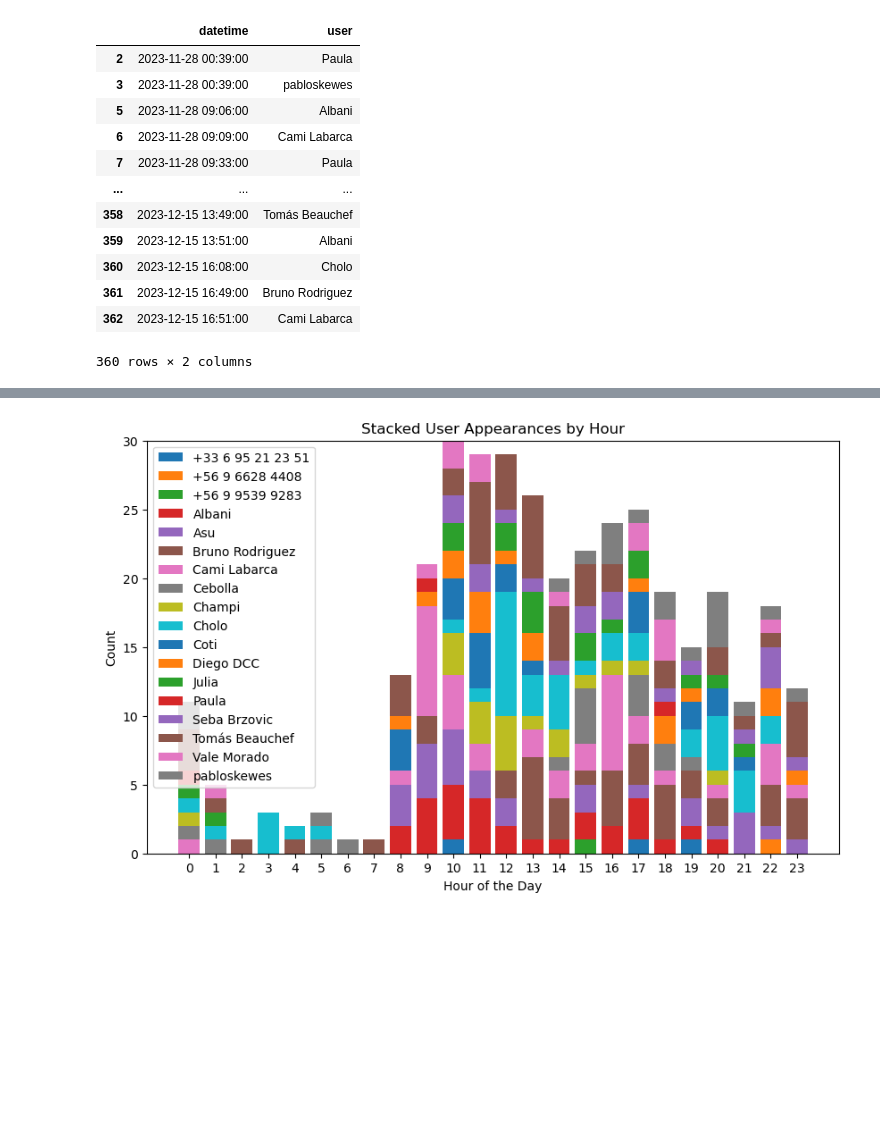
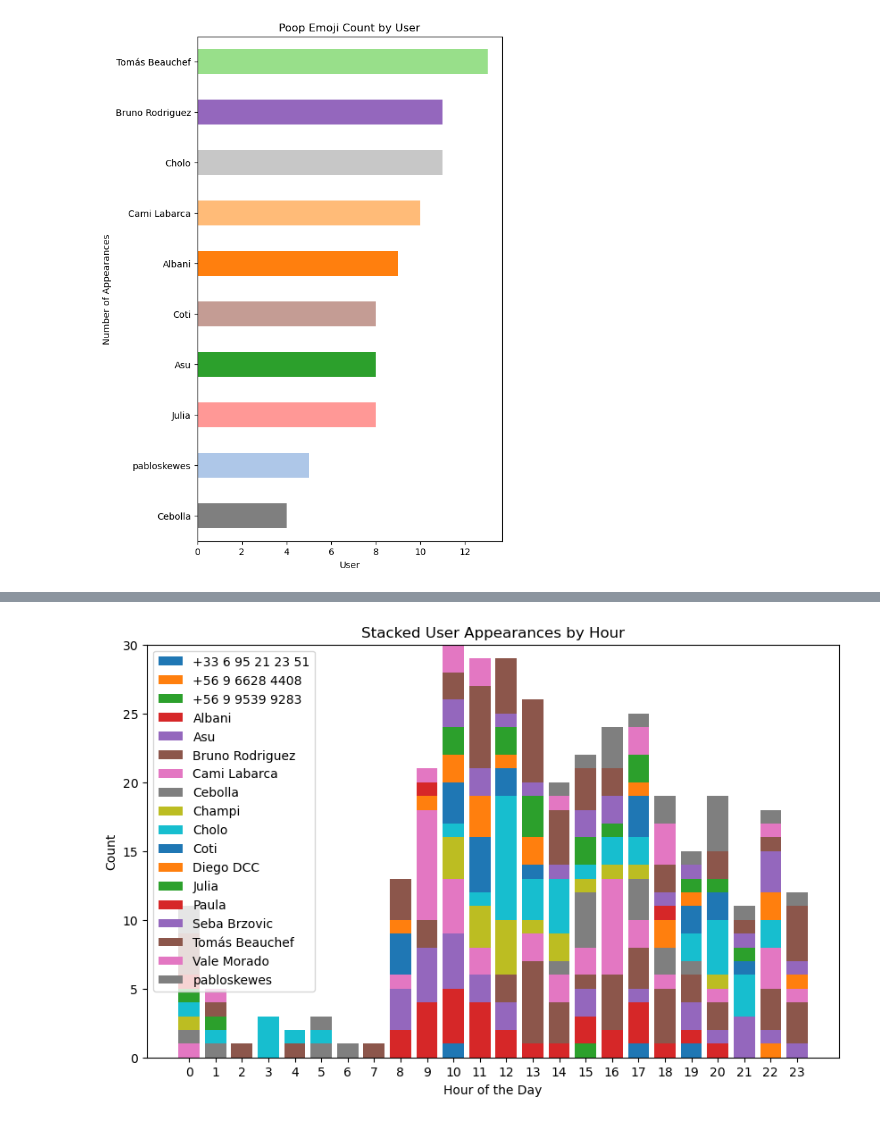
Before and after one commit to pabloskewes/poopanalytics, a Jupyter notebook: notebooks/caca.ipynb, the cells around one changed output, grey strips where cells are left out. Cells and saved outputs as stored; diff of their text form; code cells hidden in the pictures; blank space fills up the shorter version.

```diff
--- a/notebooks/caca.ipynb
+++ b/notebooks/caca.ipynb
@@ -29,16 +29,43 @@ Text(0.5, 1.0, 'Poop Emoji Count by User')
-# %%
-data
-# %% [output]
-|  | datetime | user |
-| 2 | 2023-11-28 00:39:00 | Paula |
-| 3 | 2023-11-28 00:39:00 | pabloskewes |
-| 5 | 2023-11-28 09:06:00 | Albani |
-| 6 | 2023-11-28 09:09:00 | Cami Labarca |
-| 7 | 2023-11-28 09:33:00 | Paula |
-| ... | ... | ... |
-| 358 | 2023-12-15 13:49:00 | Tomás Beauchef |
-| 359 | 2023-12-15 13:51:00 | Albani |
-| 360 | 2023-12-15 16:08:00 | Cholo |
-| 361 | 2023-12-15 16:49:00 | Bruno Rodriguez |
-| 362 | 2023-12-15 16:51:00 | Cami Labarca |
-360 rows × 2 columns
+# %%
+import pandas as pd
+import matplotlib.pyplot as plt
+import matplotlib.colors as mcolors
+import time
+from IPython.display import display, clear_output
+
+
+df = data
+# Create a unique color for each user
+unique_users = df['user'].unique()
+tab20_colors = plt.cm.tab20.colors  # Get the list of colors from 'tab20' colormap
+color_map = {user: tab20_colors[i % len(tab20_colors)] for i, user in enumerate(unique_users)}
+
+def update_graph(current_time_index):
+    # Filter the dataframe for the selected time
+    filtered_df = df[df['datetime'] <= df['datetime'].unique()[current_time_index]]
+
+    # Count the occurrences of each user
+    user_counts = filtered_df['user'].value_counts().sort_values(ascending=True).tail(10)
+    # Plot the data
+    plt.figure(figsize=(6, 10))
+    user_counts.plot(kind='barh', color=[color_map[user] for user in user_counts.index])
+    plt.title('Poop Emoji Count by User')
+    plt.xlabel('User')
+    plt.ylabel('Number of Appearances')
+    plt.show()
+
+    # Update the time index or reset if it reaches the end
+    if current_time_index + 1 < len(df['time'].unique()):
+        current_time_index += 1
+    else:
+        return
+        current_time_index = 0
+
+    time.sleep(0.01)  # Wait for 1 second between updates
+    clear_output(wait=True)
+    update_graph(current_time_index)
+
+# Start the automatic updating
+update_graph(0)
+# %% [output]
+[figure, added]
```
Also changed, not shown: parts of 2 cells of this notebook, 1 other file.
